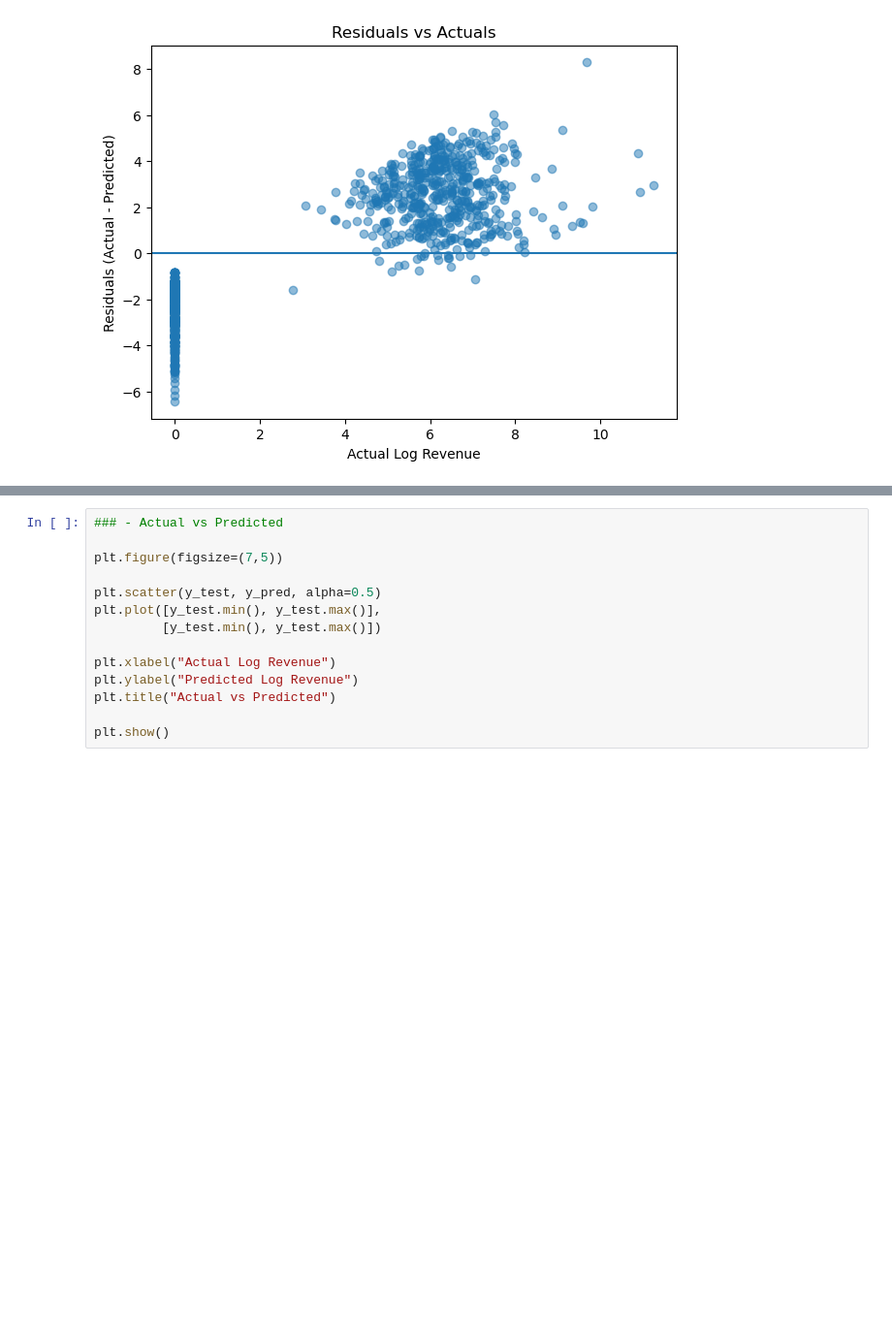
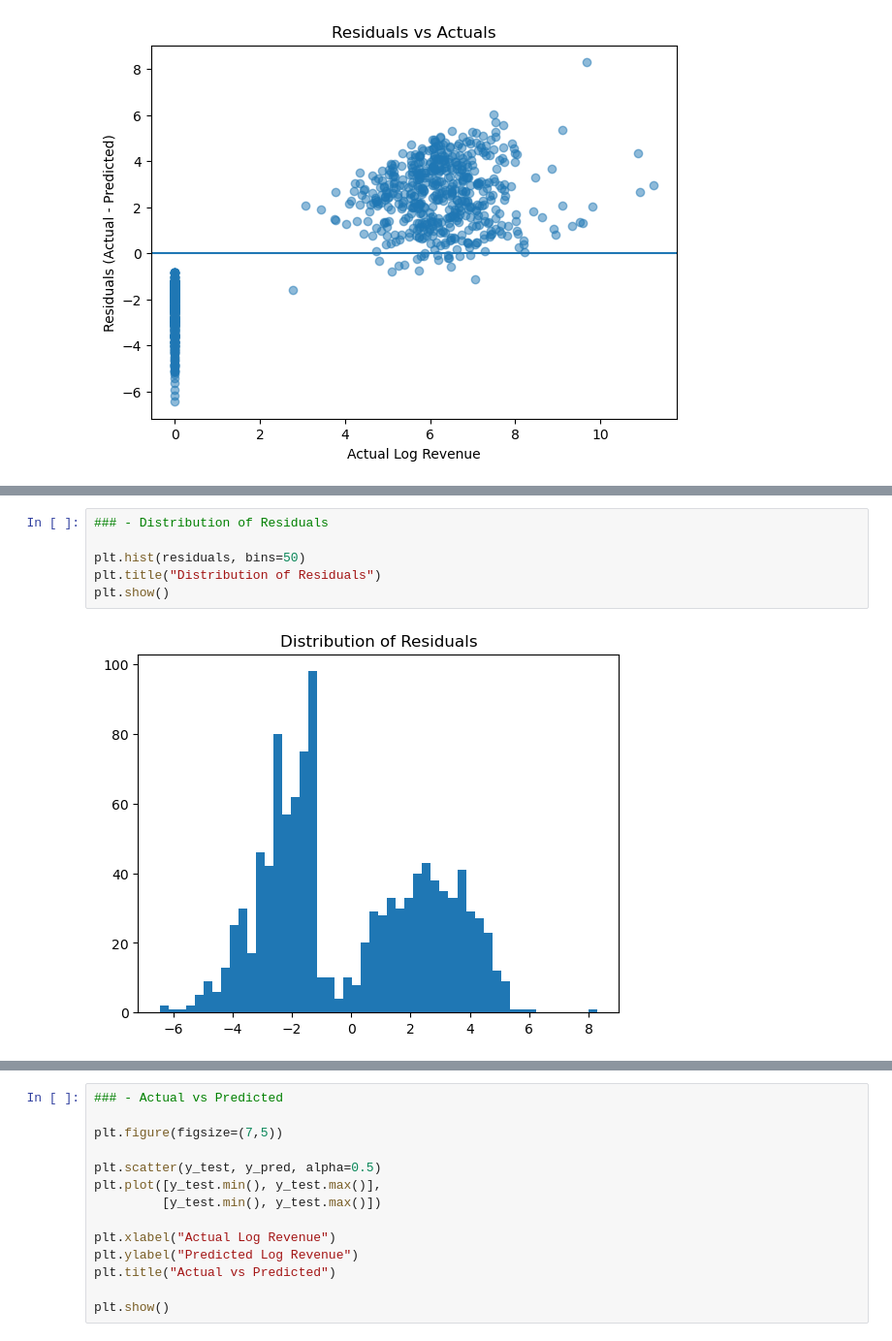
Before and after one commit to Link58155/Capstone3, a Jupyter notebook: notebooks/04_Preprocessing_and_Model.ipynb, the cells around one changed output, grey strips where cells are left out. Shown at 97% size. Saved outputs shown, nothing was run; the diff lists cells and outputs as text; blank space fills up the shorter version.

Commit message:
resid analysis

```diff
--- a/notebooks/04_Preprocessing_and_Model.ipynb
+++ b/notebooks/04_Preprocessing_and_Model.ipynb
@@ -475,0 +477,8 @@ Overall, no strong systematic bias or curvature was observed, suggesting the mod
+# %%
+### - Distribution of Residuals
+
+plt.hist(residuals, bins=50)
+plt.title("Distribution of Residuals")
+plt.show()
+# %% [output]
+[figure, added]
```
Also changed, not shown: parts of 11 cells of this notebook.
